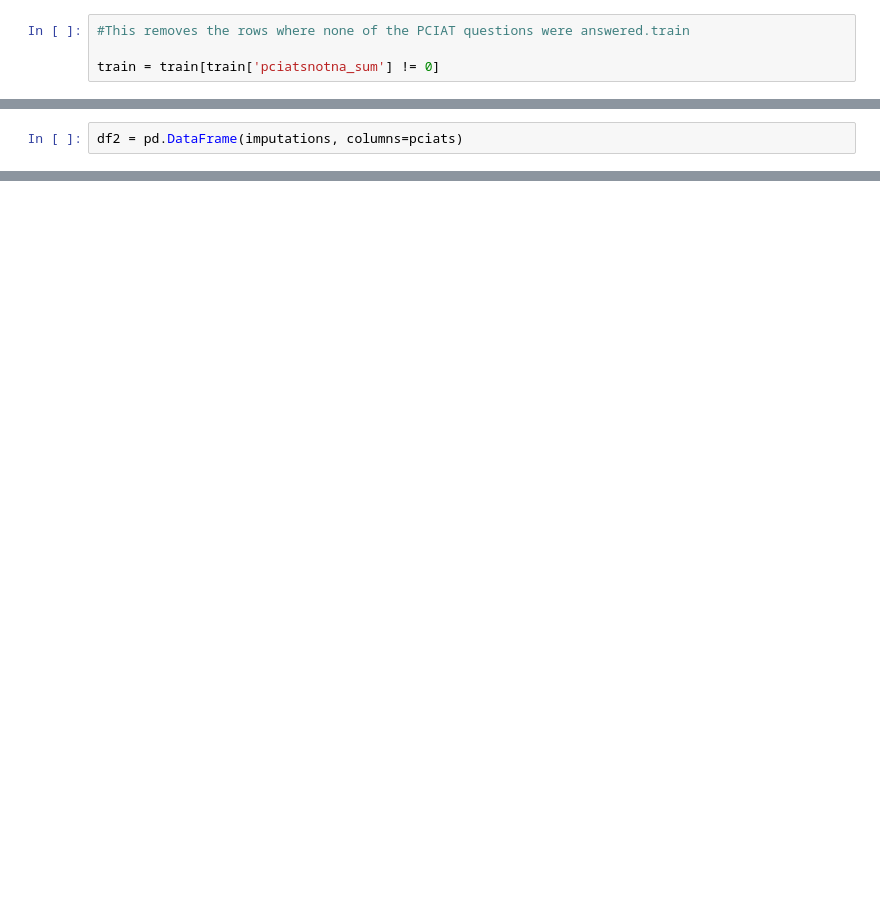
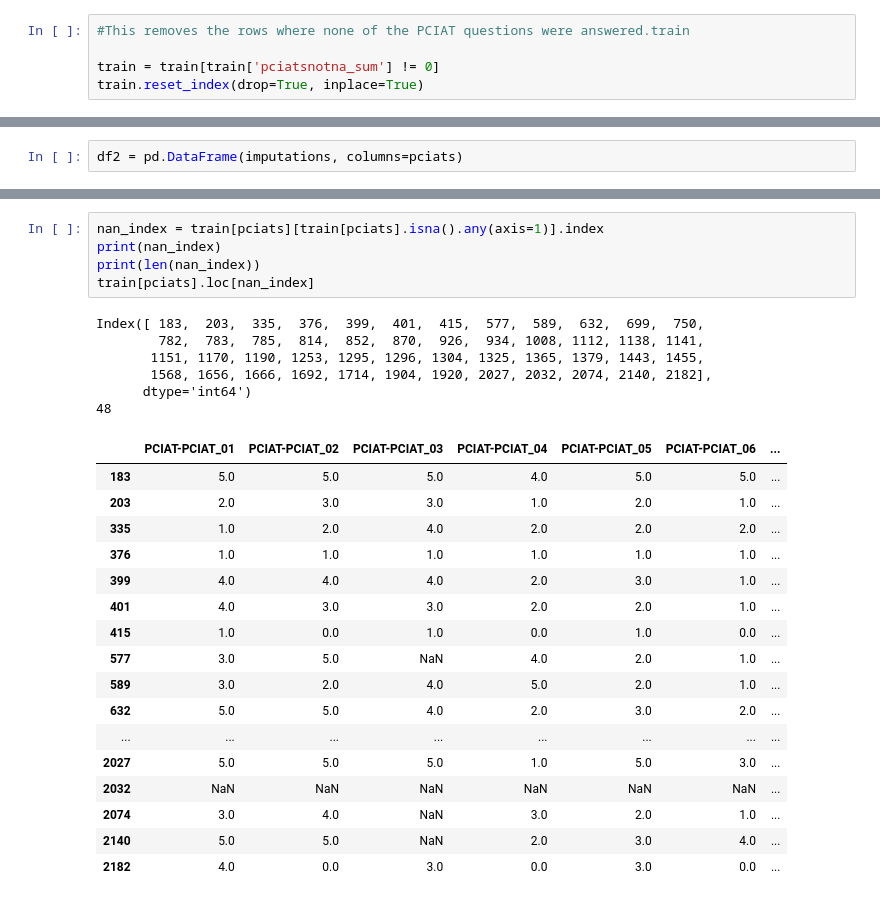
Before and after one commit to aarondweinberg/CMI_problematic_internet_use, a Jupyter notebook: EW_Exploration2.ipynb, the cells around one changed output, grey strips where cells are left out. Cells and saved outputs as stored; diff of their text form; blank space fills up the shorter version.

Commit message:
PCIAT imputation
Update to the data cleaning file to work through the imputation of missing PCIAT question values. Also, an updated training csv (train_imp) that contains these imputed values.

```diff
--- a/EW_Exploration2.ipynb
+++ b/EW_Exploration2.ipynb
@@ -37,6 +37,7 @@ Name: count, dtype: int64
 #This removes the rows where none of the PCIAT questions were answered.train
 
 train = train[train['pciatsnotna_sum'] != 0]
+train.reset_index(drop=True, inplace=True)
 # %%
 train['pciatsnotna_sum'].value_counts()
 # %% [output]
@@ -69,0 +122,29 @@ df2 = pd.DataFrame(imputations, columns=pciats)
+# %%
+nan_index = train[pciats][train[pciats].isna().any(axis=1)].index
+print(nan_index)
+print(len(nan_index))
+train[pciats].loc[nan_index]
+# %% [output]
+Index([ 183,  203,  335,  376,  399,  401,  415,  577,  589,  632,  699,  750,
+        782,  783,  785,  814,  852,  870,  926,  934, 1008, 1112, 1138, 1141,
+       1151, 1170, 1190, 1253, 1295, 1296, 1304, 1325, 1365, 1379, 1443, 1455,
+       1568, 1656, 1666, 1692, 1714, 1904, 1920, 2027, 2032, 2074, 2140, 2182],
+      dtype='int64')
+48
+|  | PCIAT-PCIAT_01 | PCIAT-PCIAT_02 | PCIAT-PCIAT_03 | PCIAT-PCIAT_04 | PCIAT-PCIAT_05 | PCIAT-PCIAT_06 | ... |
+| 183 | 5.0 | 5.0 | 5.0 | 4.0 | 5.0 | 5.0 | ... |
+| 203 | 2.0 | 3.0 | 3.0 | 1.0 | 2.0 | 1.0 | ... |
+| 335 | 1.0 | 2.0 | 4.0 | 2.0 | 2.0 | 2.0 | ... |
+| 376 | 1.0 | 1.0 | 1.0 | 1.0 | 1.0 | 1.0 | ... |
+| 399 | 4.0 | 4.0 | 4.0 | 2.0 | 3.0 | 1.0 | ... |
+| 401 | 4.0 | 3.0 | 3.0 | 2.0 | 2.0 | 1.0 | ... |
+| 415 | 1.0 | 0.0 | 1.0 | 0.0 | 1.0 | 0.0 | ... |
+| 577 | 3.0 | 5.0 | NaN | 4.0 | 2.0 | 1.0 | ... |
+| 589 | 3.0 | 2.0 | 4.0 | 5.0 | 2.0 | 1.0 | ... |
+| 632 | 5.0 | 5.0 | 4.0 | 2.0 | 3.0 | 2.0 | ... |
+| ... | ... | ... | ... | ... | ... | ... | ... |
+| 2027 | 5.0 | 5.0 | 5.0 | 1.0 | 5.0 | 3.0 | ... |
+| 2032 | NaN | NaN | NaN | NaN | NaN | NaN | ... |
+| 2074 | 3.0 | 4.0 | NaN | 3.0 | 2.0 | 1.0 | ... |
+| 2140 | 5.0 | 5.0 | NaN | 2.0 | 3.0 | 4.0 | ... |
+| 2182 | 4.0 | 0.0 | 3.0 | 0.0 | 3.0 | 0.0 | ... |
```
Also changed, not shown: parts of 18 cells of this notebook, 2 other files.
